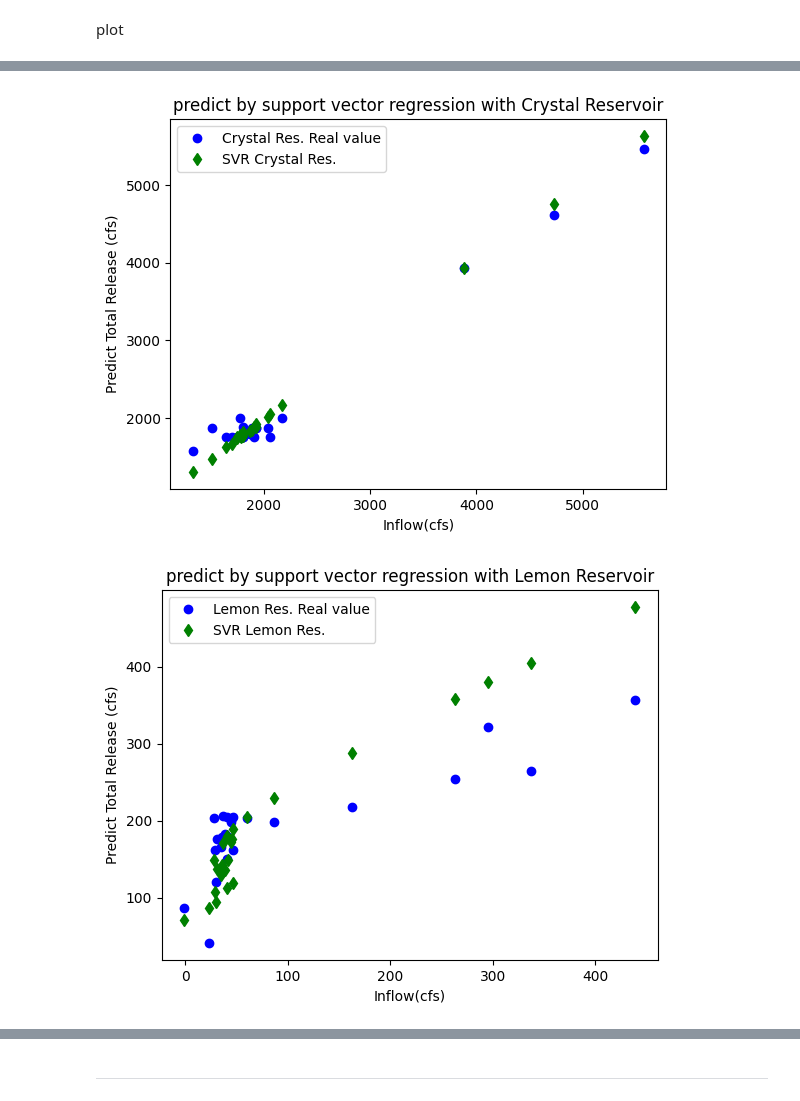
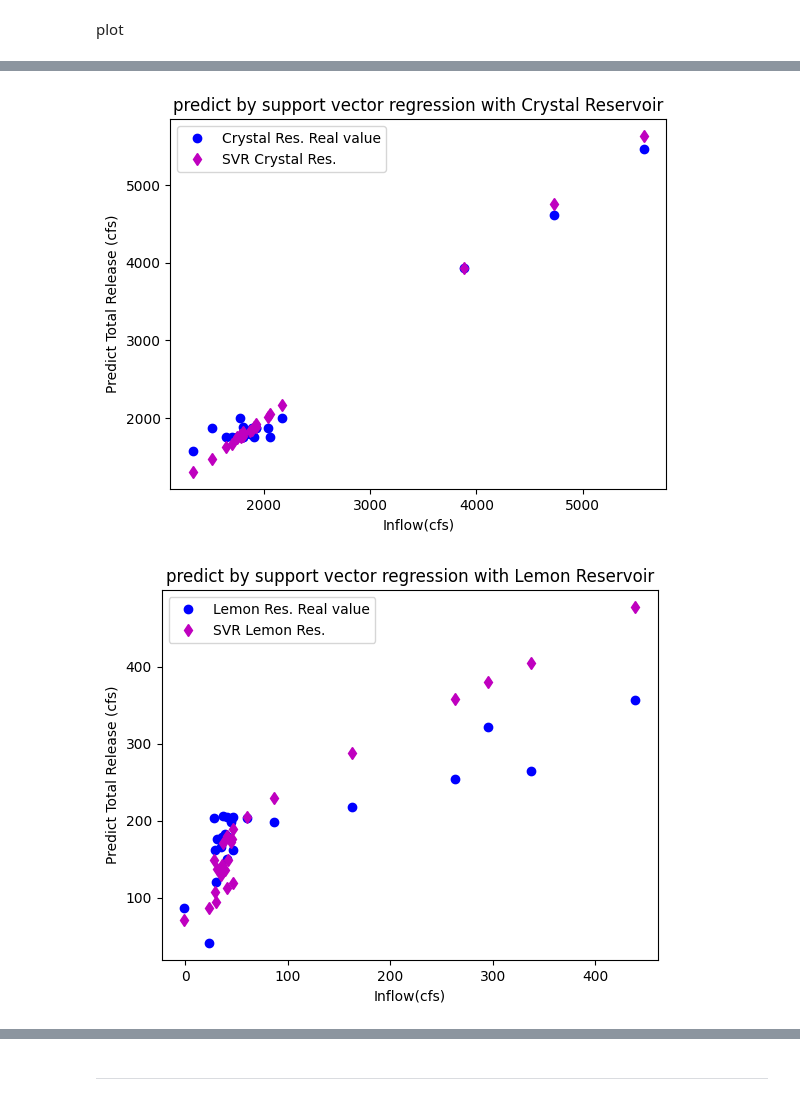
Before and after one commit to sitthatkaja/statistics, a Jupyter notebook: Testofpaper.ipynb, the cells around one changed output, grey strips where cells are left out. Saved outputs shown, nothing was run; the diff lists cells and outputs as text; code cells hidden in the pictures.

```diff
--- a/Testofpaper.ipynb
+++ b/Testofpaper.ipynb
@@ -554,20 +554,20 @@ plt.legend();
 # %%
 plt.plot(X_test2['Inflow** (cfs)'], y_test2, 'ob',label='Crystal Res. Real value')
-plt.plot(X_test2['Inflow** (cfs)'],y_pred_svr2,'dg',label='SVR Crystal Res.')
+plt.plot(X_test2['Inflow** (cfs)'],y_pred_svr2,'dm',label='SVR Crystal Res.')
 plt.xlabel("Inflow(cfs)")
 plt.ylabel("Predict Total Release (cfs)")
 plt.title('predict by support vector regression with Crystal Reservoir')
 plt.legend();
 # %% [output]
-[figure, old version]
+[figure, new version]
 # %%
 plt.plot(X_test3['Inflow** (cfs)'], y_test3, 'ob',label='Lemon Res. Real value')
-plt.plot(X_test3['Inflow** (cfs)'],y_pred_svr3,'dg',label='SVR Lemon Res.')
+plt.plot(X_test3['Inflow** (cfs)'],y_pred_svr3,'dm',label='SVR Lemon Res.')
 plt.xlabel("Inflow(cfs)")
 plt.ylabel("Predict Total Release (cfs)")
 plt.title('predict by support vector regression with Lemon Reservoir')
 plt.legend();
 # %% [output]
-[figure, old version]
+[figure, new version]
 # %%
 plt.plot(X_test4['Inflow** (cfs)'], y_test4, 'ob',label='Rockport Res. Real value')
```
Also changed, not shown: parts of 25 cells of this notebook.
